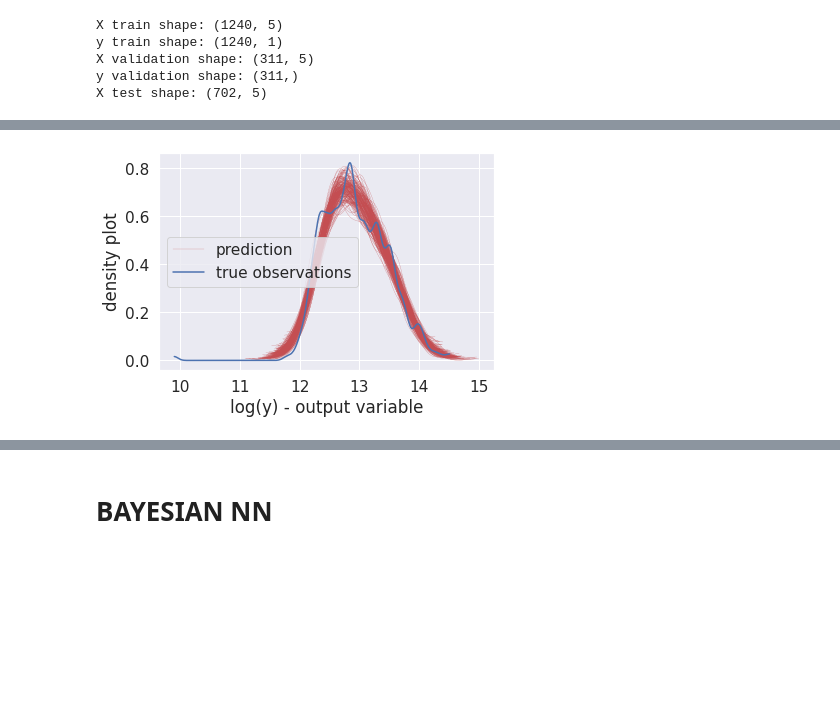
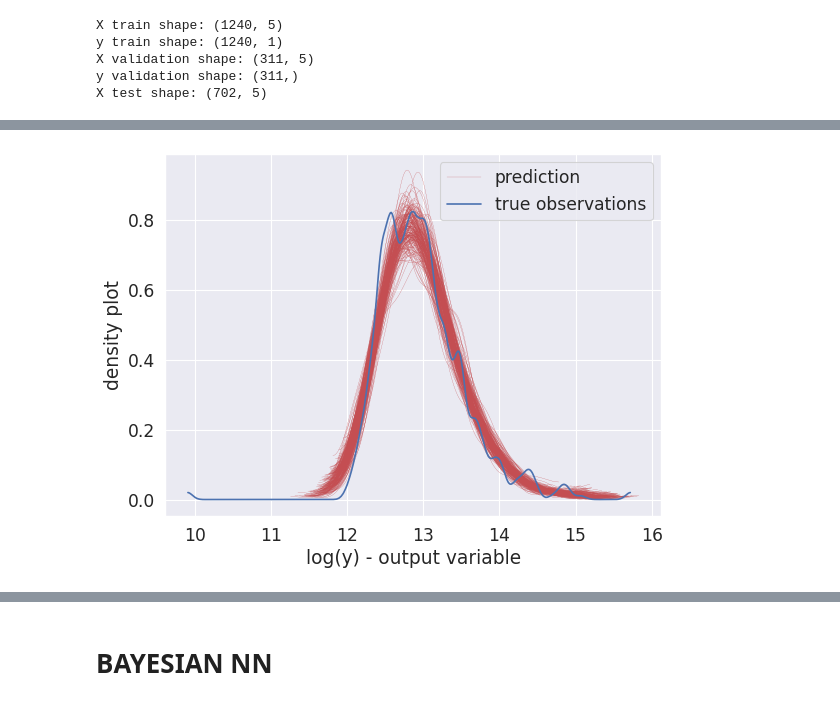
Before and after one commit to davidnol/ET5003_SEM1_2021-2, a Jupyter notebook: ET5003_KaggleCompetition_DavidNolan_20146744.ipynb, the cells around one changed output, grey strips where cells are left out. Saved outputs shown, nothing was run; the diff lists cells and outputs as text; code cells hidden in the pictures; blank space fills up the shorter version.

```diff
--- a/ET5003_KaggleCompetition_DavidNolan_20146744.ipynb
+++ b/ET5003_KaggleCompetition_DavidNolan_20146744.ipynb
@@ -607,3 +619,11 @@ Analysis of outliers
 After outliers have been removed
 [figure]
 (1551, 17)
+# %%
+columns = ['Latitude','Longitude', 'Num_Bathrooms', 'Num_Beds', 'Surface']
+for i in columns:
+    fig = plt.figure(figsize=(8,6))
+    plt.scatter(x=train[i], y=train['Price'])
+    plt.ylabel('Price')
+    plt.xlabel(i)
+    plt.show()
@@ -1101,15 +1071,17 @@ full_test_predictions
 # %%
 # training gaussian mixture model
 from sklearn.mixture import GaussianMixture
+
 gmm = GaussianMixture(n_components=4)
-ind=[2,3]
 
+# clustering by features latitude and longitude
+ind=[0,1]
 X_ind = np.vstack([Xn_train[:,ind],Xn_test[:,ind]])
 # Gaussian Mixture
 gmm.fit(X_ind)
 
-# plot blue dots
-plt.scatter(X_ind[:,0],X_ind[:,1])
-# centroids:  orange dots
-plt.scatter(gmm.means_[:,0],gmm.means_[:,1])
+plt.figure(figsize=(8,6))
+labels = gmm.fit_predict(X_ind)
+sns.scatterplot(x=X_ind[:,0], y=X_ind[:,1], hue=gmm.fit_predict(X_ind))
+sns.scatterplot(x=gmm.means_[:,0],y=gmm.means_[:,1])
 # %% [output]
@@ -1272,16 +1259,20 @@ def ppc(alpha,beta,sigma, X,  nsamples=500):
 # %%
 #Simulation
-Ypred0 = yscaler0.inverse_transform(ppc(posterior0['alpha'],posterior0['beta'],posterior0['sigma_n'],Xn0,  nsamples=200))
-for i in range(Ypred0.shape[0]):
-    az.plot_dist( Ypred0[i,:],color='r',plot_kwargs={"linewidth": 0.2})
-az.plot_dist(Ypred0[i,:],color='r',plot_kwargs={"linewidth": 0.2}, label="prediction")
+Ypred1 = yscaler1.inverse_transform(ppc(posterior1['alpha'],posterior1['beta'],posterior1['sigma_n'],Xn1,  nsamples=200))
+
+figure(figsize=(8, 6), dpi=80)
+
+
+for i in range(Ypred1.shape[0]):
+    az.plot_dist( Ypred1[i,:],color='r',plot_kwargs={"linewidth": 0.2})
+az.plot_dist(Ypred1[i,:],color='r',plot_kwargs={"linewidth": 0.2}, label="prediction")
 #plt.plot(np.linspace(-8,8,100),norm.pdf(np.linspace(-8,8,100),df=np.mean(posterior_1['nu'])))
 #plt.xlim([0,10e7])
-az.plot_dist(ylog0,label='true observations');
+az.plot_dist(ylog1,label='true observations');
 plt.legend()
 plt.xlabel("log(y) - output variable")
 plt.ylabel("density plot");
 # %% [output]
-[figure, old version]
+[figure, new version]
 # %%
 #Simulation
```
Also changed, not shown: parts of 31 cells of this notebook.
